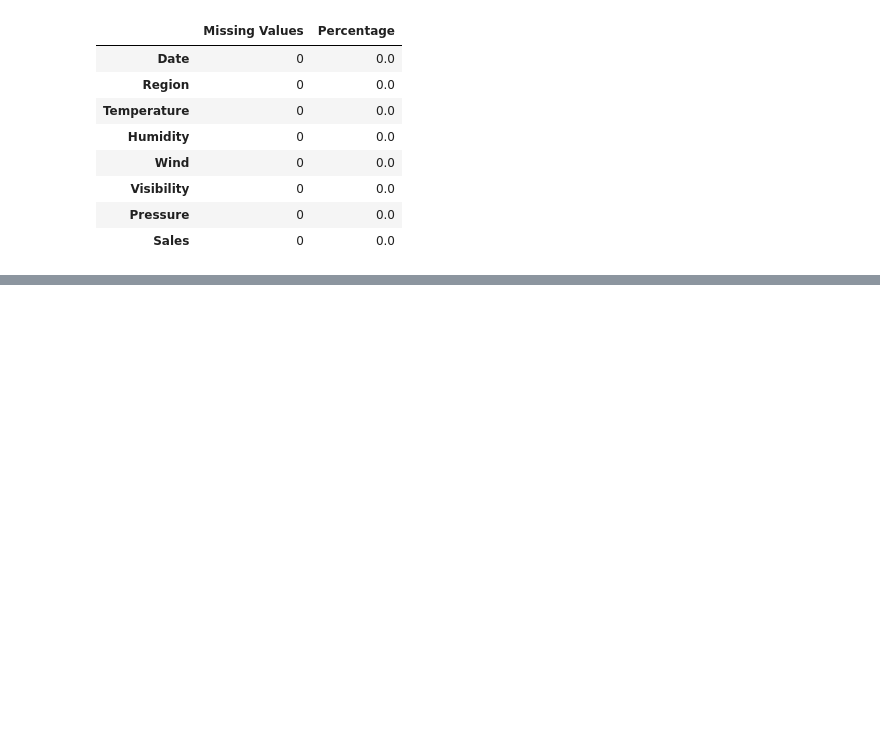
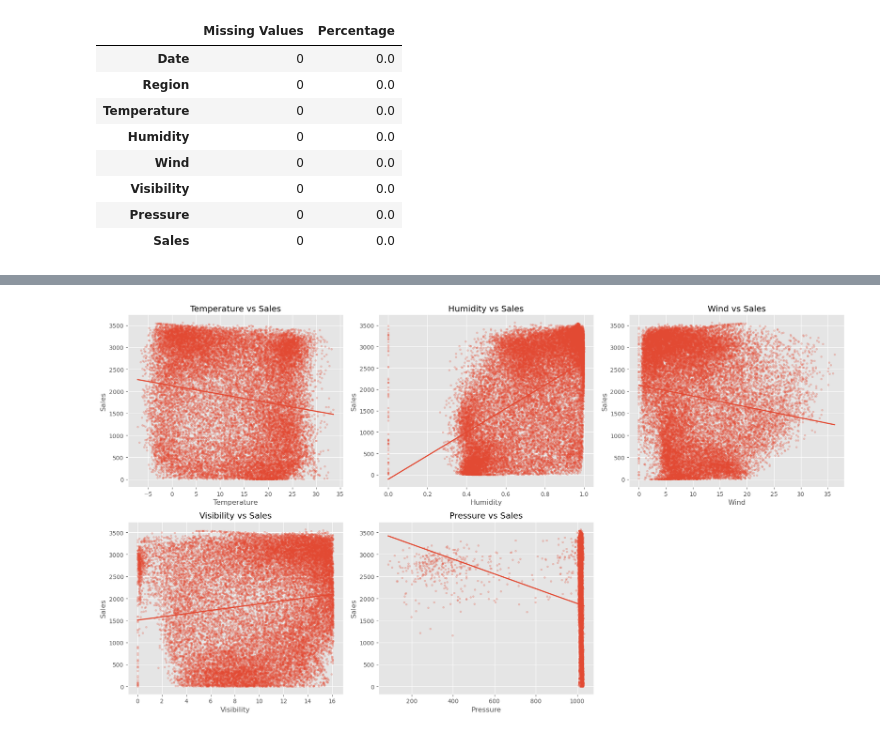
Before and after one commit to Bennyaks/Burger_Sales_Forecasting, a Jupyter notebook: notebooks/02_Exploratory_Data_Analysis.ipynb, the cells around one changed output, grey strips where cells are left out. Saved outputs shown, nothing was run; the diff lists cells and outputs as text; code cells hidden in the pictures; blank space fills up the shorter version.

```diff
--- a/notebooks/02_Exploratory_Data_Analysis.ipynb
+++ b/notebooks/02_Exploratory_Data_Analysis.ipynb
@@ -176,0 +327,50 @@ FileNotFoundError: [Errno 2] No such file or directory: '../outputs/figures/sale
+# %%
+# ==========================================================
+# Weather Variables vs Sales (Enhanced)
+# ==========================================================
+
+weather_features = [
+    "Temperature",
+    "Humidity",
+    "Wind",
+    "Visibility",
+    "Pressure"
+]
+
+plt.figure(figsize=(18,10))
+
+for i, feature in enumerate(weather_features):
+
+    plt.subplot(2,3,i+1)
+
+    x = df[feature]
+    y = df["Sales"]
+
+    plt.scatter(x, y, alpha=0.25, s=10)
+
+    # Add linear trend line
+    z = np.polyfit(x, y, 1)
+    p = np.poly1d(z)
+
+    plt.plot(
+        np.sort(x),
+        p(np.sort(x)),
+        linewidth=2
+    )
+
+    plt.title(f"{feature} vs Sales")
+
+    plt.xlabel(feature)
+
+    plt.ylabel("Sales")
+
+plt.tight_layout()
+
+plt.savefig(
+    "../outputs/figures/weather_vs_sales.png",
+    dpi=300
+)
+
+plt.show()
+# %% [output]
+[figure, added]
```
Also changed, not shown: parts of 21 cells of this notebook, 2 other files.
